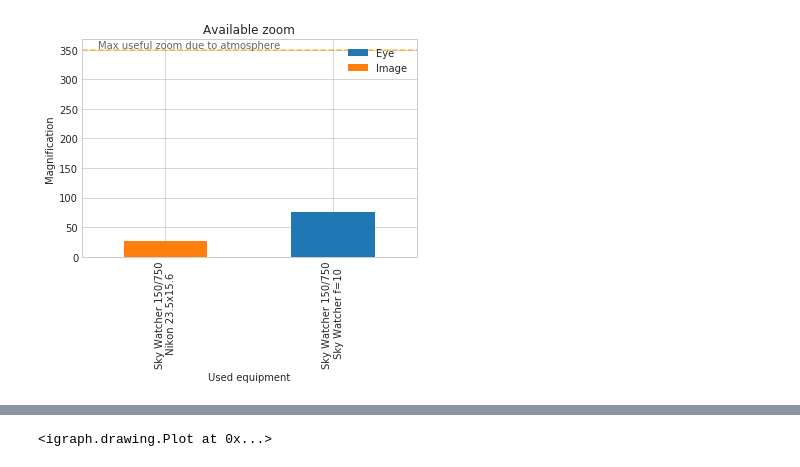
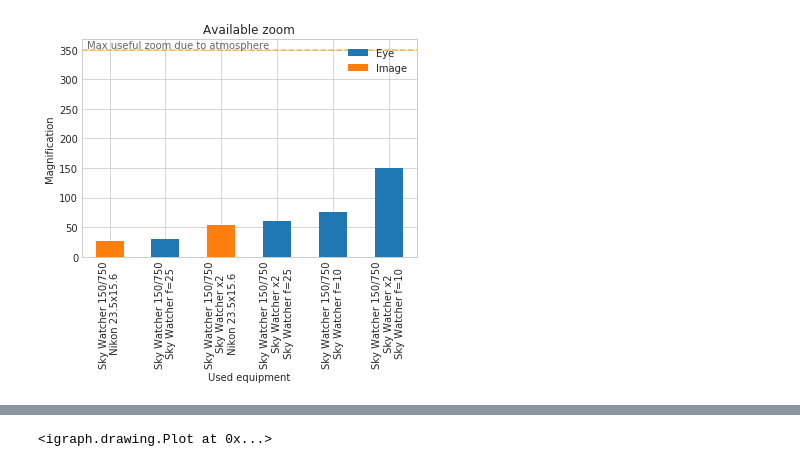
Before and after one commit to pozar87/apts, a Jupyter notebook: Test.ipynb, the cells around one changed output, grey strips where cells are left out. Cells and saved outputs as stored; diff of their text form; code cells hidden in the pictures.

```diff
--- a/Test.ipynb
+++ b/Test.ipynb
@@ -5,19 +6,19 @@ import pandas as pd
 # %%
 e = Equipment()
 
 sky_watcher = "Sky Watcher"
 
 e.register(equipment.Camera(23.5, 15.6, 6000, 4000, "Nikon"))
 e.register(equipment.Telescope(150, 750, sky_watcher, t2_output = True))
-#e.register(equipment.Barlow(2, sky_watcher, t2_output = True))
+e.register(equipment.Barlow(2, sky_watcher, t2_output = True))
 #e.register(equipment.Barlow(3, sky_watcher, t2_output = True))
-#e.register(equipment.Eyepiece(25, sky_watcher))
+e.register(equipment.Eyepiece(25, sky_watcher))
 e.register(equipment.Eyepiece(10, sky_watcher))
 #e.register(equipment.Eyepiece(6, sky_watcher))
 
 e.plot_zoom()
 # %% [output]
-[figure, old version]
+[figure, new version]
 # %%
 e.plot_fov()
 # %% [output]
```
Also changed, not shown: parts of 14 cells of this notebook, 5 other files.
